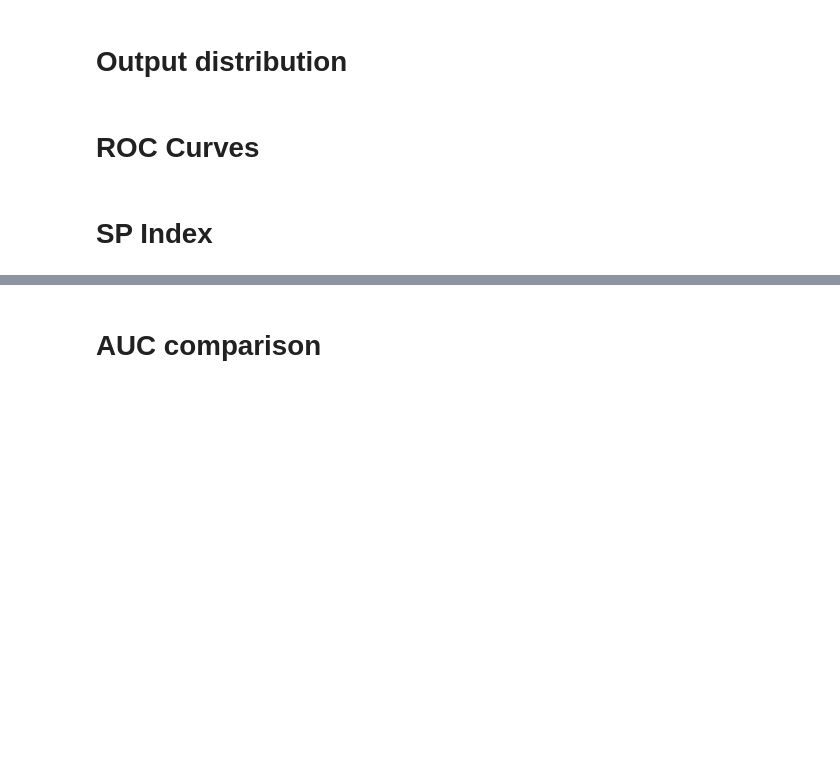
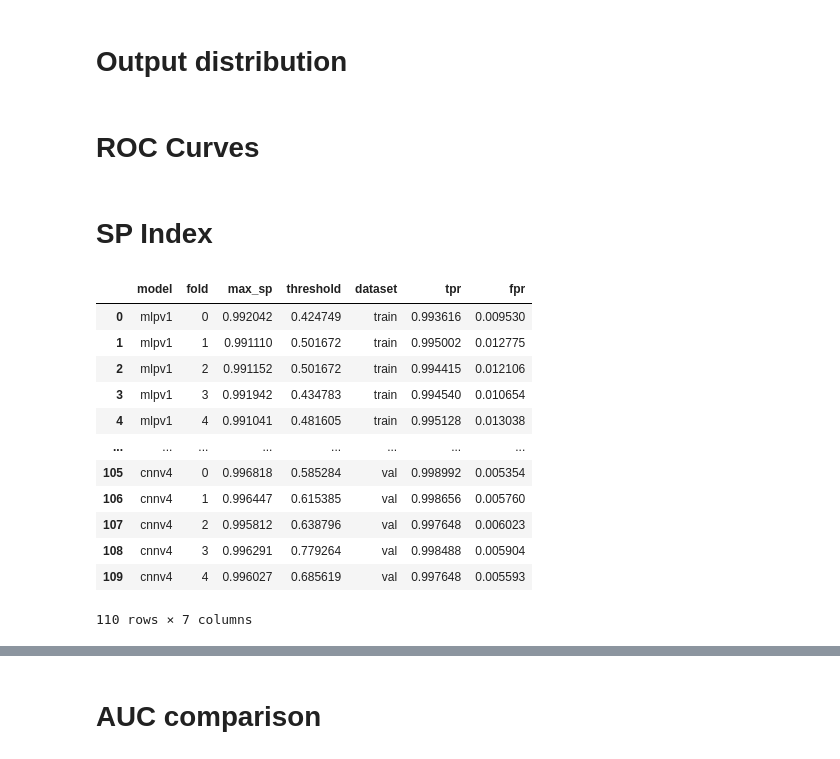
Before and after one commit to lucasbanunes/boosted-lorenzetti, a Jupyter notebook: compare_models.ipynb, the cells around one changed output, grey strips where cells are left out. Drawn from its saved outputs; the diff is of its cells as text; code cells hidden in the pictures; blank space fills up the shorter version.

```diff
--- a/compare_models.ipynb
+++ b/compare_models.ipynb
@@ -110,7 +110,7 @@ for model_dir in models_dir.iterdir():
                 ax=ax,
                 add_diagonal=(not fold),
                 diagonal_kwargs=dict(label='Random Guess'),
-                plot_kwargs=dict(label=f'Fold {fold}, AUC = {current_auc:.5f}'),
+                plot_kwargs=dict(label=f'Fold {fold}, AUC = {current_auc:.5f}', linewidth=3),
                 axes_set=dict(xlim=(0, 1.01), ylim=(0, 1.01), title='')
             )
             lplt.plot_roc_curve(
@@ -130,10 +130,20 @@ for model_dir in models_dir.iterdir():
 # %% [markdown]
 # SP Index
 # %%
+max_sps = {
+    'model': [],
+    'fold': [],
+    'max_sp': [],
+    'threshold': [],
+    'dataset': [],
+    'tpr': [],
+    'fpr': []
+}
 for model_dir in models_dir.iterdir():
     if not model_dir.is_dir():
         continue
     metrics_all_folds = pd.read_csv(model_dir / 'metrics_all_folds.csv')
+    model_name = model_dir.name
     for (dataset,), dataset_metrics in metrics_all_folds.groupby([ 'dataset']):
         fig, ax = plt.subplots(figsize=(15, 8))
         ax.grid()
@@ -146,12 +156,21 @@ for model_dir in models_dir.iterdir():
                 fold_metrics['thresholds'],
                 fold_metrics['sp'],
                 label=f'Fold {fold}',
+                linewidth=3
             )
             second_ax.plot(
                 fold_metrics['thresholds'],
                 fold_metrics['sp'],
                 color=lines[0].get_color(),
             )
+            idxmax = fold_metrics['sp'].idxmax()
+            max_sps['model'].append(model_name)
+            max_sps['fold'].append(fold)
+            max_sps['max_sp'].append(fold_metrics.loc[idxmax, 'sp'])
+            max_sps['threshold'].append(fold_metrics.loc[idxmax, 'thresholds'])
+            max_sps['dataset'].append(dataset)
+            max_sps['tpr'].append(fold_metrics.loc[idxmax, 'tpr'])
+            max_sps['fpr'].append(fold_metrics.loc[idxmax, 'fpr'])
         ax.set(
             xlabel='Threshold',
             ylabel='SP Index',
@@ -168,3 +187,21 @@ for model_dir in models_dir.iterdir():
         fig.tight_layout()
         fig.savefig(model_dir / f'sp_{dataset}.png')
         plt.close(fig)
+# %%
+max_sps = pd.DataFrame(max_sps)
+max_sps.to_csv(models_dir / 'max_sps.csv')
+max_sps
+# %% [output]
+|  | model | fold | max_sp | threshold | dataset | tpr | fpr |
+| 0 | mlpv1 | 0 | 0.992042 | 0.424749 | train | 0.993616 | 0.009530 |
+| 1 | mlpv1 | 1 | 0.991110 | 0.501672 | train | 0.995002 | 0.012775 |
+| 2 | mlpv1 | 2 | 0.991152 | 0.501672 | train | 0.994415 | 0.012106 |
+| 3 | mlpv1 | 3 | 0.991942 | 0.434783 | train | 0.994540 | 0.010654 |
+| 4 | mlpv1 | 4 | 0.991041 | 0.481605 | train | 0.995128 | 0.013038 |
+| ... | ... | ... | ... | ... | ... | ... | ... |
+| 105 | cnnv4 | 0 | 0.996818 | 0.585284 | val | 0.998992 | 0.005354 |
+| 106 | cnnv4 | 1 | 0.996447 | 0.615385 | val | 0.998656 | 0.005760 |
+| 107 | cnnv4 | 2 | 0.995812 | 0.638796 | val | 0.997648 | 0.006023 |
+| 108 | cnnv4 | 3 | 0.996291 | 0.779264 | val | 0.998488 | 0.005904 |
+| 109 | cnnv4 | 4 | 0.996027 | 0.685619 | val | 0.997648 | 0.005593 |
+110 rows × 7 columns
```
Also changed, not shown: parts of 4 cells of this notebook, 2 other files.
